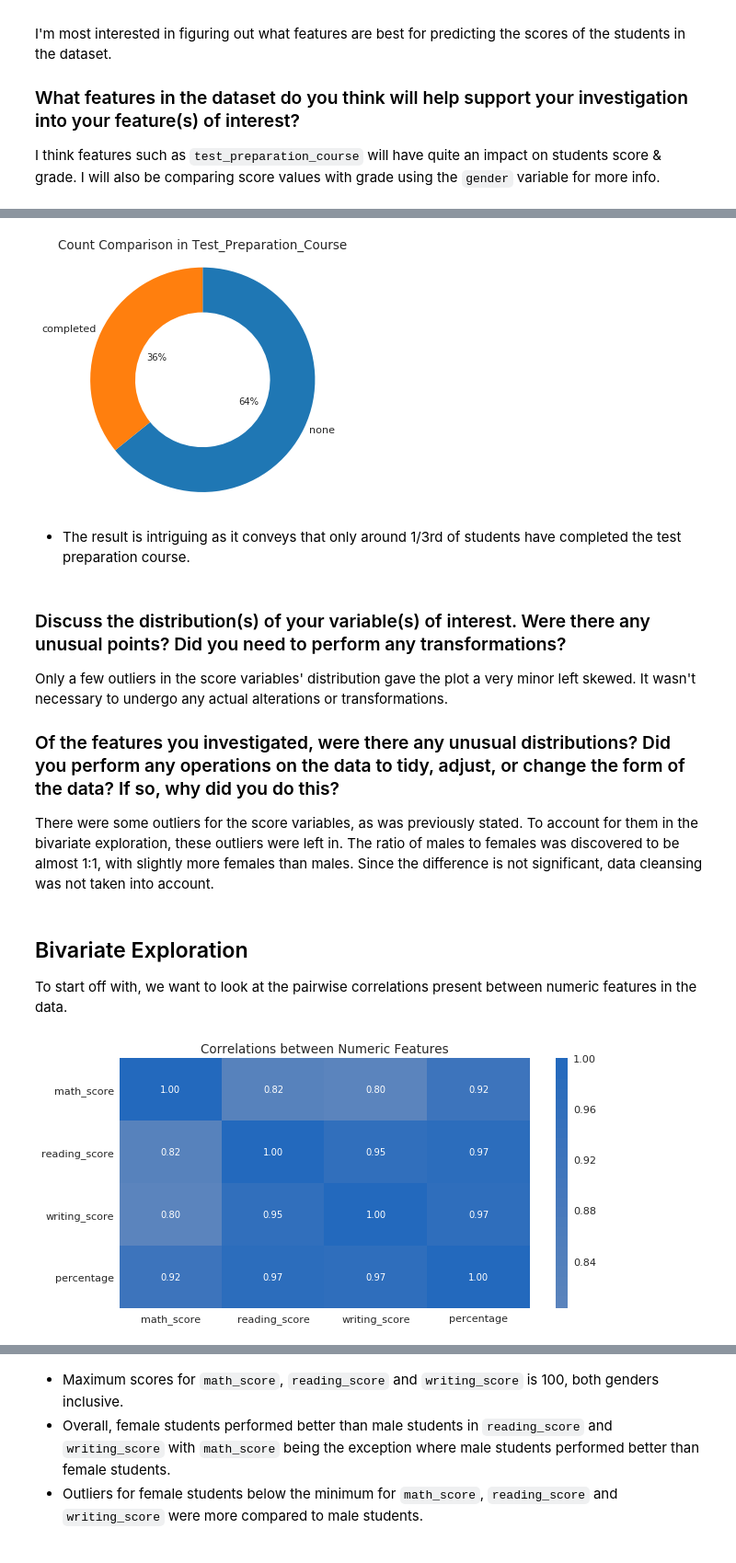
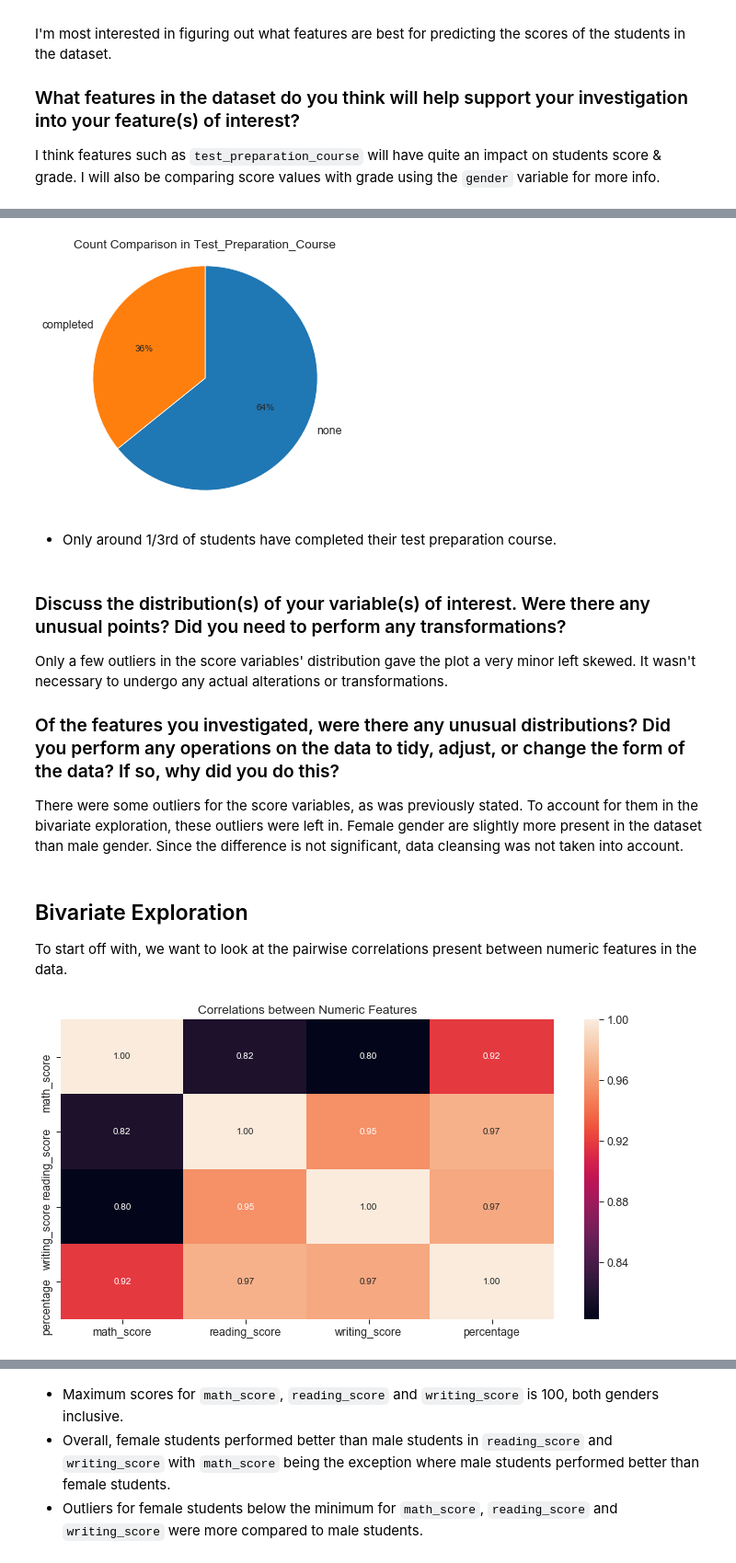
Before and after one commit to habibumrf/Communicate_Data_Findings, a Jupyter notebook: student_performance_in_exams_part_I.ipynb, the cells around one changed output, grey strips where cells are left out. Shown at 92% size. Cells and saved outputs as stored; diff of their text form; code cells hidden in the pictures.

Commit message:
StudentPerformanceInExams

```diff
--- a/student_performance_in_exams_part_I.ipynb
+++ b/student_performance_in_exams_part_I.ipynb
@@ -251,15 +268,18 @@ plt.show()
 # %%
-plt.figure(figsize = (10, 5))
-sorted_preparation = df.test_preparation_course.value_counts()
-plt.pie(sorted_preparation, labels = sorted_preparation.index, counterclock = False, startangle = 90, autopct = '%1.0f%%',
-       wedgeprops = {'width': 0.4}, pctdistance = 0.45, labeldistance = 1.05)
+# Returns a series
+plt.figure(figsize = [10, 5])
+arrange_prep = df.test_preparation_course.value_counts()
+
+plt.pie(arrange_prep, labels = arrange_prep.index, counterclock = False, startangle = 90,
+       autopct = '%1.0f%%')
+
 plt.axis('square')
 plt.title('Count Comparison in Test_Preparation_Course')
 plt.show()
 # %% [output]
-[figure, old version]
+[figure, new version]
 # %% [markdown]
-- The result is intriguing as it conveys that only around 1/3rd of students have completed the test preparation course.
+- Only around 1/3rd of students have completed their test preparation course.
 # %% [markdown]
 ### Discuss the distribution(s) of your variable(s) of interest. Were there any unusual points? Did you need to perform any transformations?
 
@@ -267,19 +287,19 @@ Only a few outliers in the score variables' distribution gave the plot a very mi
 
 ### Of the features you investigated, were there any unusual distributions? Did you perform any operations on the data to tidy, adjust, or change the form of the data? If so, why did you do this?
 
-There were some outliers for the score variables, as was previously stated. To account for them in the bivariate exploration, these outliers were left in. The ratio of males to females was discovered to be almost 1:1, with slightly more females than males. Since the difference is not significant, data cleansing was not taken into account.
+There were some outliers for the score variables, as was previously stated. To account for them in the bivariate exploration, these outliers were left in. Female gender are slightly more present in the dataset than male gender. Since the difference is not significant, data cleansing was not taken into account.
 # %% [markdown]
 ## Bivariate Exploration
 
 To start off with, we want to look at the pairwise correlations present between numeric features in the data.
 # %%
-# correlation plot
-plt.figure(figsize = (10, 5))
-sb.heatmap(df.corr(), annot = True, fmt = '.2f',
-            cmap = 'vlag_r', center = 0)
+# heatmap correlation plot
+plt.figure(figsize = (12, 6))
+sb.heatmap(df.corr(), annot = True, fmt = '.2f')
+
 plt.title('Correlations between Numeric Features')
 plt.show()
 # %% [output]
-[figure, old version]
+[figure, new version]
 # %%
 # plot matrix
```
Also changed, not shown: parts of 40 cells of this notebook, 2 other files.
